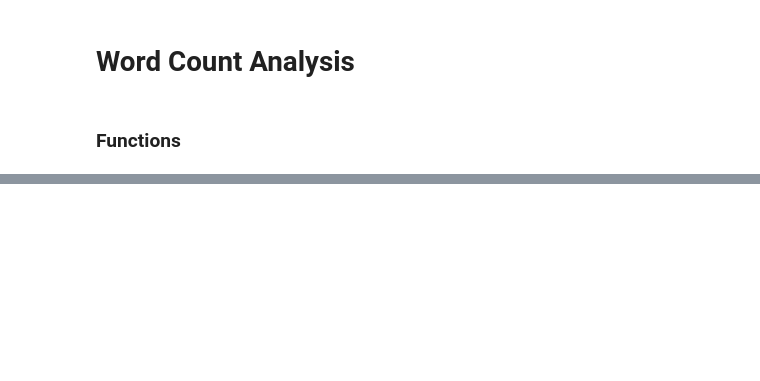
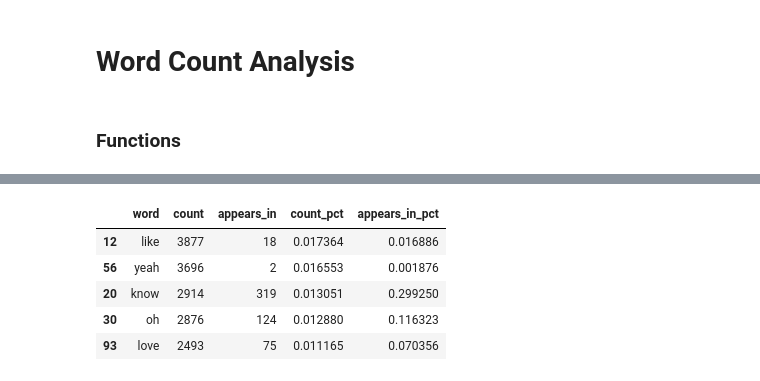
Before and after one commit to smyottb/song_analysis, a Jupyter notebook: word_count_analysis.ipynb, the cells around one changed output, grey strips where cells are left out. Cells and saved outputs as stored; diff of their text form; code cells hidden in the pictures; blank space fills up the shorter version.

```diff
--- a/word_count_analysis.ipynb
+++ b/word_count_analysis.ipynb
@@ -83,0 +99,10 @@ df_cty_count
+# %%
+#rock/alternative songs - top 5 words
+df_rock_count.head(5)
+# %% [output]
+|  | word | count | appears_in | count_pct | appears_in_pct |
+| 12 | like | 3877 | 18 | 0.017364 | 0.016886 |
+| 56 | yeah | 3696 | 2 | 0.016553 | 0.001876 |
+| 20 | know | 2914 | 319 | 0.013051 | 0.299250 |
+| 30 | oh | 2876 | 124 | 0.012880 | 0.116323 |
+| 93 | love | 2493 | 75 | 0.011165 | 0.070356 |
```
Also changed, not shown: parts of 18 cells of this notebook.
